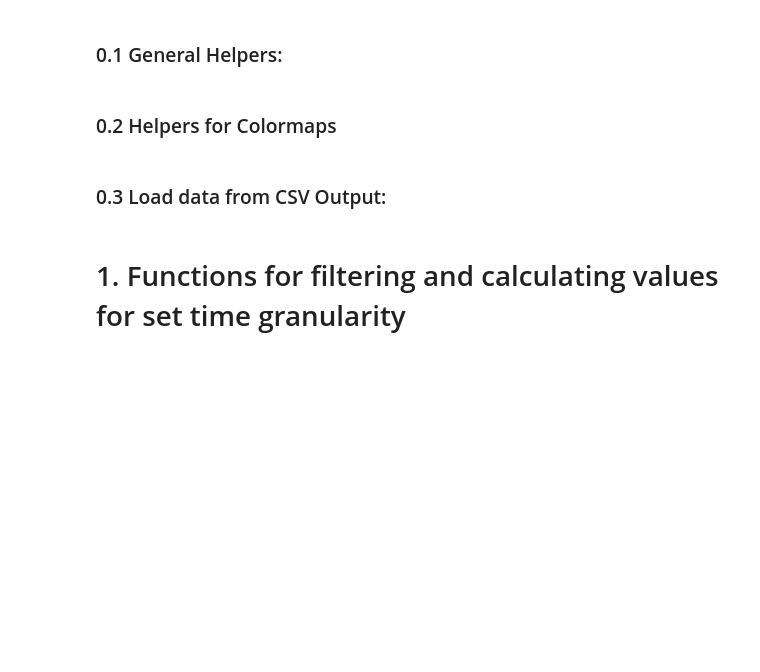
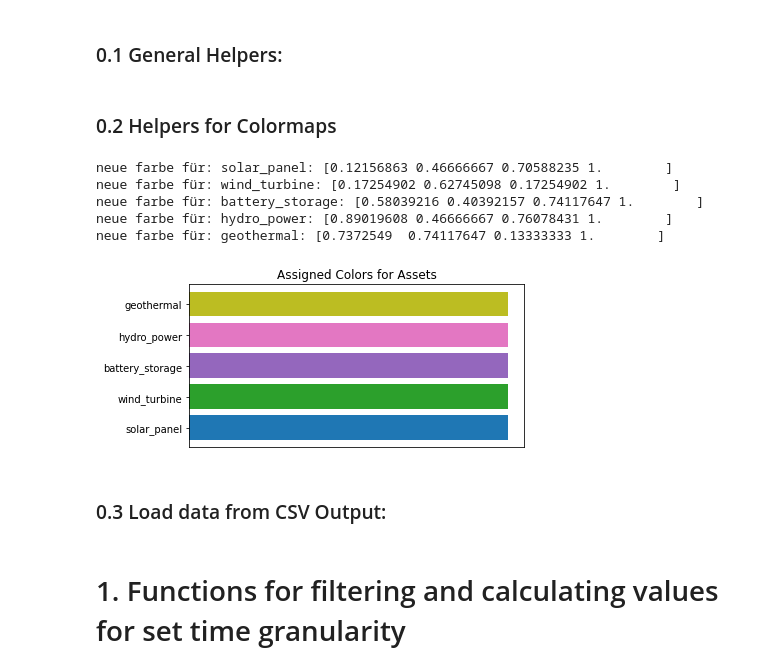
Before and after one commit to HTWK-Interconnected-Energy-Systems/BURN4H2, a Jupyter notebook: postprocessing/share_of_assets.ipynb, the cells around one changed output. Drawn from its saved outputs; the diff is of its cells as text; code cells hidden in the pictures; blank space fills up the shorter version.

```diff
--- a/postprocessing/share_of_assets.ipynb
+++ b/postprocessing/share_of_assets.ipynb
@@ -205,7 +205,6 @@ def darken_colormap(
     return LinearSegmentedColormap.from_list(f"{cmap_name}_darkened", darkened_colors)
 
 
-# amount colors 8 eintragen!
 def get_color_for_key(
     asset_name: str,
     cmap_name:str,
@@ -231,14 +230,17 @@ def get_color_for_key(
     colors = colormap(np.linspace(spectrum_left, spectrum_right, amount_colors))
     asset_name_split = asset_name.split(".")[0]
     if asset_name_split not in assigned_colors:
-        # Wenn der Key noch keine Farbe hat, weise die nächste Farbe zu
-        next_color = len(assigned_colors) % len(colors)  # Zyklisch durch die Palette
+        # If key does not have a color, give it the next one:
+        next_color = len(assigned_colors) % len(colors)  # cyclic iterating through colormap
         assigned_colors[asset_name_split] = colors[next_color]
         print(f"neue farbe für: {asset_name_split}:", colors[next_color])
     return tuple(assigned_colors[asset_name_split])
 
 
-def load_color_data_from_json(colors_file: str, output_path: str):
+def load_color_data_from_json(
+    colors_file: str,
+    output_path: str
+    ):
     """
     Loads color values for assets from a JSON file. If the file does not exist
     or is invalid, an empty dictionary is returned.
@@ -275,33 +277,40 @@ def save_colors_for_key_json(
     ):
     """
     Saves the dictionary with the color assignments in a JSON file.
 
     Args:
         colors_file (str): path of JSON-file.
         assigned_colors (dict): Dictionary with color assignments.
     """
     # convert NumPy-Arrays in lists
     serializable_colors = {key: value.tolist() if isinstance(value, np.ndarray) else value
                            for key, value in assigned_colors.items()}
 
     # save JSON file
     with open(colors_file, "w") as file:
         json.dump(serializable_colors, file, indent=4)
 
     print(f"JSON file saved as: {colors_file}")
 
 
 def show_color_rgba(
     rgba_values:tuple
     ):
     """Show a color in form of rgba with values between 0 and 1.
 
     Args:
         rgba_values (tuple): 4 values of rgba between 0 and 1.
     """
     rgba_color_255 = tuple(int(color * 255) for color in rgba_values)
     image = Image.new("RGBA", (100, 100), rgba_color_255)
     image.show()
+# %% [output]
+neue farbe für: solar_panel: [0.12156863 0.46666667 0.70588235 1.        ]
+neue farbe für: wind_turbine: [0.17254902 0.62745098 0.17254902 1.        ]
+neue farbe für: battery_storage: [0.58039216 0.40392157 0.74117647 1.        ]
+neue farbe für: hydro_power: [0.89019608 0.46666667 0.76078431 1.        ]
+neue farbe für: geothermal: [0.7372549  0.74117647 0.13333333 1.        ]
+[figure, added]
 # %% [markdown]
 ### 0.3 Load data from CSV Output:
 # %%
```
Also changed, not shown: parts of 8 cells of this notebook, 23 other files.
